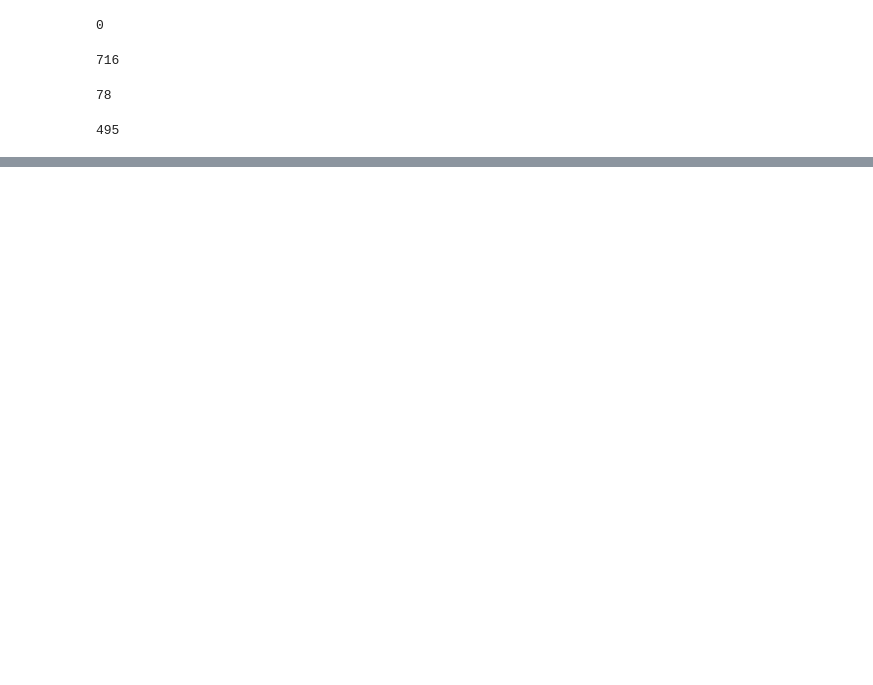
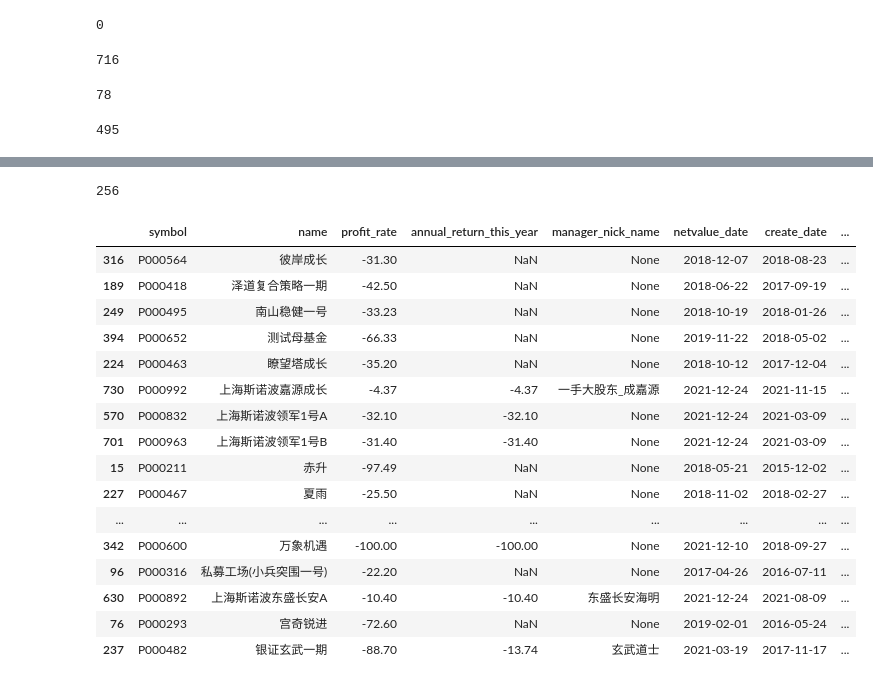
Before and after one commit to Rockyzsu/stock, a Jupyter notebook: analysis/xueqiu_private.ipynb, the cells around one changed output, grey strips where cells are left out. Saved outputs shown, nothing was run; the diff lists cells and outputs as text; code cells hidden in the pictures; blank space fills up the shorter version.

```diff
--- a/analysis/xueqiu_private.ipynb
+++ b/analysis/xueqiu_private.ipynb
@@ -31,0 +77,2 @@ new_df = convertor(new_df)
+# %%
+process_df = process_df[~process_df['name'].isnull()]
@@ -148,0 +213,10 @@ len(new_df[(new_df['profit_rate']>=0)&(new_df['close_status']==False)])
+# %%
+import datetime
+def convert_year(x):
+    try:
+        year= (datetime.datetime.strptime(x['netvalue_date'],'%Y-%m-%d') - datetime.datetime.strptime(x['create_date'],'%Y-%m-%d')).days/365
+    except:
+        year=None
+    return year
+# %%
+process_df['duration']=process_df.apply(convert_year,axis=1)
@@ -148,0 +243,26 @@ len(new_df[(new_df['profit_rate']>=0)&(new_df['close_status']==False)])
+# %%
+process_df['year_rate'] = process_df['profit_rate']/process_df['duration']
+# %%
+process_df['year_rate'].argmin()
+# %% [output]
+256
+# %%
+process_df.sort_values('year_rate',ascending=True).head(20)
+# %% [output]
+|  | symbol | name | profit_rate | annual_return_this_year | manager_nick_name | netvalue_date | create_date | ... |
+| 316 | P000564 | 彼岸成长 | -31.30 | NaN | None | 2018-12-07 | 2018-08-23 | ... |
+| 189 | P000418 | 泽道复合策略一期 | -42.50 | NaN | None | 2018-06-22 | 2017-09-19 | ... |
+| 249 | P000495 | 南山稳健一号 | -33.23 | NaN | None | 2018-10-19 | 2018-01-26 | ... |
+| 394 | P000652 | 测试母基金 | -66.33 | NaN | None | 2019-11-22 | 2018-05-02 | ... |
+| 224 | P000463 | 瞭望塔成长 | -35.20 | NaN | None | 2018-10-12 | 2017-12-04 | ... |
+| 730 | P000992 | 上海斯诺波嘉源成长 | -4.37 | -4.37 | 一手大股东_成嘉源 | 2021-12-24 | 2021-11-15 | ... |
+| 570 | P000832 | 上海斯诺波领军1号A | -32.10 | -32.10 | None | 2021-12-24 | 2021-03-09 | ... |
+| 701 | P000963 | 上海斯诺波领军1号B | -31.40 | -31.40 | None | 2021-12-24 | 2021-03-09 | ... |
+| 15 | P000211 | 赤升 | -97.49 | NaN | None | 2018-05-21 | 2015-12-02 | ... |
+| 227 | P000467 | 夏雨 | -25.50 | NaN | None | 2018-11-02 | 2018-02-27 | ... |
+| ... | ... | ... | ... | ... | ... | ... | ... | ... |
+| 342 | P000600 | 万象机遇 | -100.00 | -100.00 | None | 2021-12-10 | 2018-09-27 | ... |
+| 96 | P000316 | 私募工场(小兵突围一号) | -22.20 | NaN | None | 2017-04-26 | 2016-07-11 | ... |
+| 630 | P000892 | 上海斯诺波东盛长安A | -10.40 | -10.40 | 东盛长安海明 | 2021-12-24 | 2021-08-09 | ... |
+| 76 | P000293 | 宫奇锐进 | -72.60 | NaN | None | 2019-02-01 | 2016-05-24 | ... |
+| 237 | P000482 | 银证玄武一期 | -88.70 | -13.74 | 玄武道士 | 2021-03-19 | 2017-11-17 | ... |
```
Also changed, not shown: parts of 25 cells of this notebook, 3 other files.
